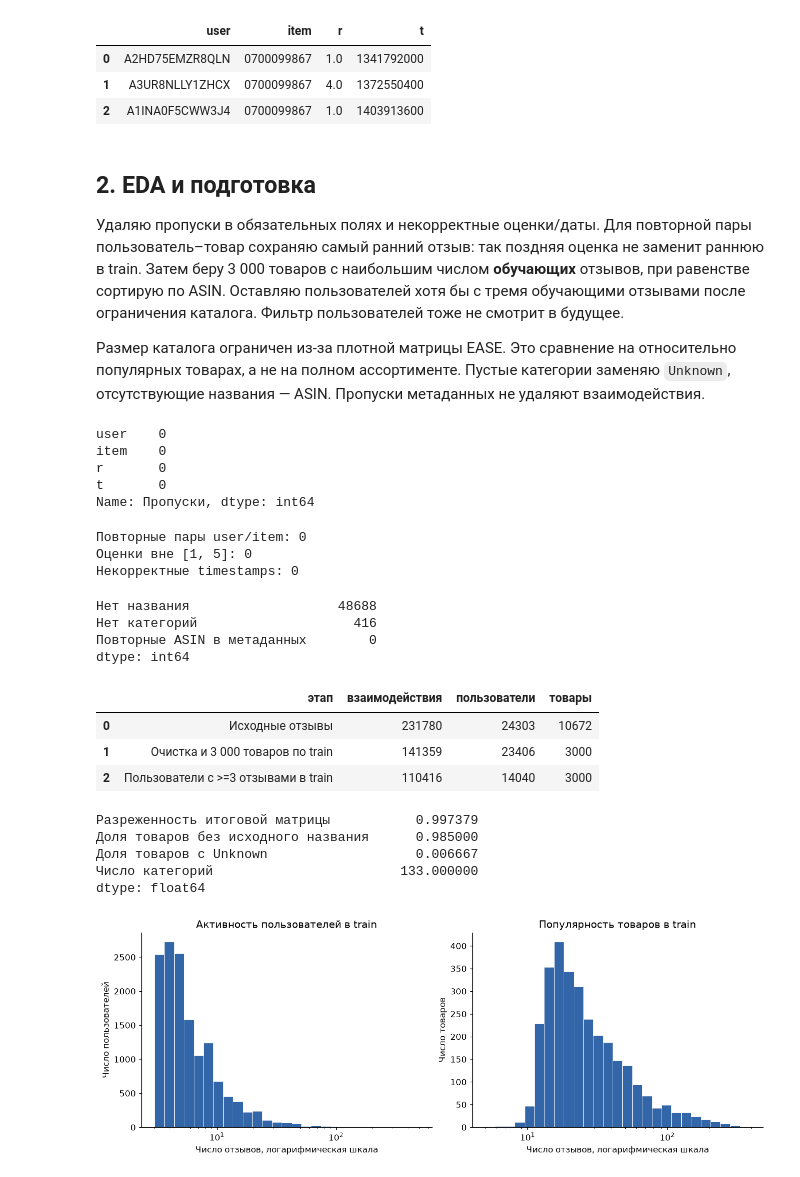
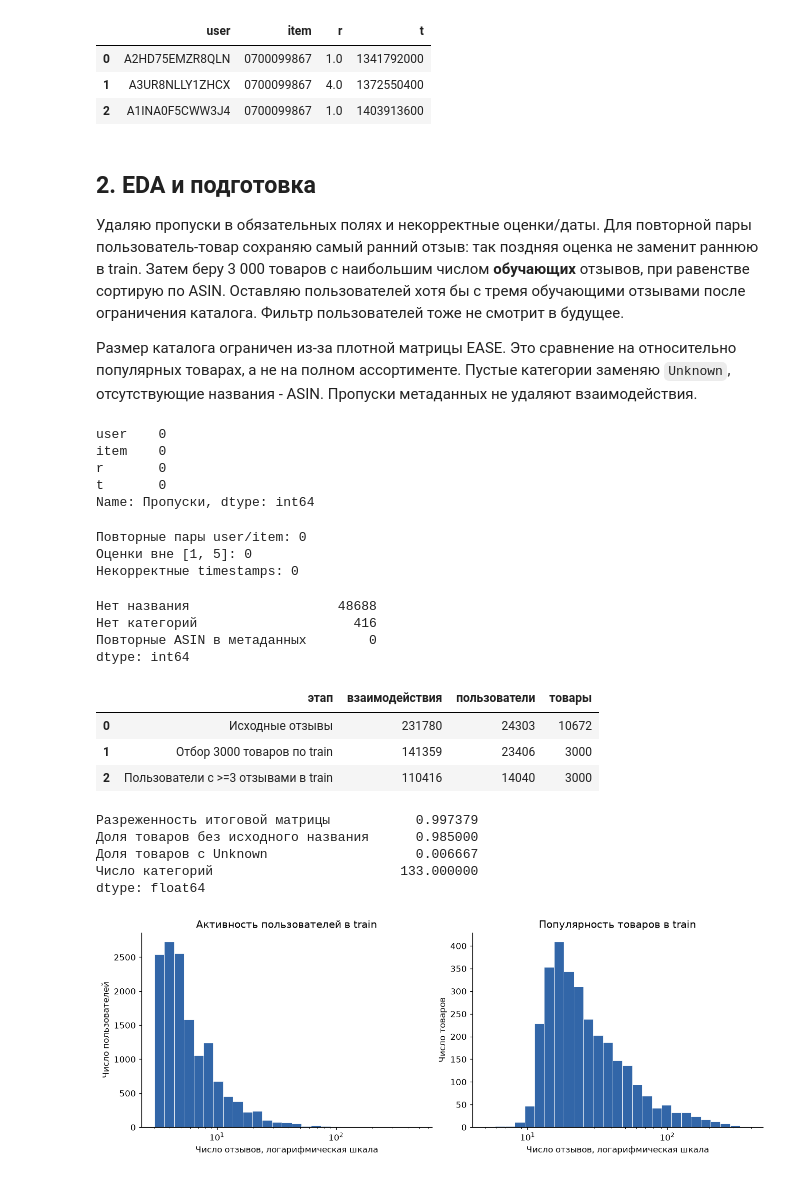
Before and after one commit to kirnovikov06/recsys-homework, a Jupyter notebook: hw1/experiments.ipynb, the cells around one changed output. Cells and saved outputs as stored; diff of their text form; code cells hidden in the pictures.

```diff
--- a/hw1/experiments.ipynb
+++ b/hw1/experiments.ipynb
@@ -119,43 +118,42 @@ display(raw.head(3))
 # %% [markdown]
 ## 2. EDA и подготовка
 
-Удаляю пропуски в обязательных полях и некорректные оценки/даты. Для повторной пары пользователь–товар сохраняю самый ранний отзыв: так поздняя оценка не заменит раннюю в train. Затем беру 3 000 товаров с наибольшим числом **обучающих** отзывов, при равенстве сортирую по ASIN. Оставляю пользователей хотя бы с тремя обучающими отзывами после ограничения каталога. Фильтр пользователей тоже не смотрит в будущее.
+Удаляю пропуски в обязательных полях и некорректные оценки/даты. Для повторной пары пользователь-товар сохраняю самый ранний отзыв: так поздняя оценка не заменит раннюю в train. Затем беру 3 000 товаров с наибольшим числом **обучающих** отзывов, при равенстве сортирую по ASIN. Оставляю пользователей хотя бы с тремя обучающими отзывами после ограничения каталога. Фильтр пользователей тоже не смотрит в будущее.
 
-Размер каталога ограничен из-за плотной матрицы EASE. Это сравнение на относительно популярных товарах, а не на полном ассортименте. Пустые категории заменяю `Unknown`, отсутствующие названия — ASIN. Пропуски метаданных не удаляют взаимодействия.
+Размер каталога ограничен из-за плотной матрицы EASE. Это сравнение на относительно популярных товарах, а не на полном ассортименте. Пустые категории заменяю `Unknown`, отсутствующие названия - ASIN. Пропуски метаданных не удаляют взаимодействия.
 # %%
 display(raw.isna().sum().rename('Пропуски'))
 print('Повторные пары user/item:', raw.duplicated(['user', 'item']).sum())
 print('Оценки вне [1, 5]:', (~raw.r.between(1, 5)).sum())
 print('Некорректные timestamps:', ((raw.t <= 0) | raw.t.isna()).sum())
 display(pd.Series({'Нет названия': meta.title.isna().sum(),
                    'Нет категорий': meta.cats.map(len).eq(0).sum(),
                    'Повторные ASIN в метаданных': meta.item.duplicated().sum()}))
 
 df, items, cats, tr, va, te, cleaning = prepare(raw, meta, t1, t2, n=cfg['items'])
 shape = (df.u.nunique(), df.i.nunique())
 display(cleaning)
 display(pd.Series({'Разреженность итоговой матрицы': 1 - len(df) / np.prod(shape),
                    'Доля товаров без исходного названия': (items.title == items.item).mean(),
                    'Доля товаров с Unknown': items.cats.map(lambda x: x == ['Unknown']).mean(),
                    'Число категорий': len({s for x in items.cats for s in x})}))
 del raw, meta
-gc.collect();
 # %% [output]
 user    0
 item    0
 r       0
 t       0
 Name: Пропуски, dtype: int64
 Повторные пары user/item: 0
 Оценки вне [1, 5]: 0
 Некорректные timestamps: 0
 Нет названия                   48688
 Нет категорий                    416
 Повторные ASIN в метаданных        0
 dtype: int64
 |  | этап | взаимодействия | пользователи | товары |
 | 0 | Исходные отзывы | 231780 | 24303 | 10672 |
-| 1 | Очистка и 3 000 товаров по train | 141359 | 23406 | 3000 |
+| 1 | Отбор 3000 товаров по train | 141359 | 23406 | 3000 |
 | 2 | Пользователи с >=3 отзывами в train | 110416 | 14040 | 3000 |
 Разреженность итоговой матрицы           0.997379
 Доля товаров без исходного названия      0.985000
```
Also changed, not shown: parts of 11 cells of this notebook, 7 other files.
